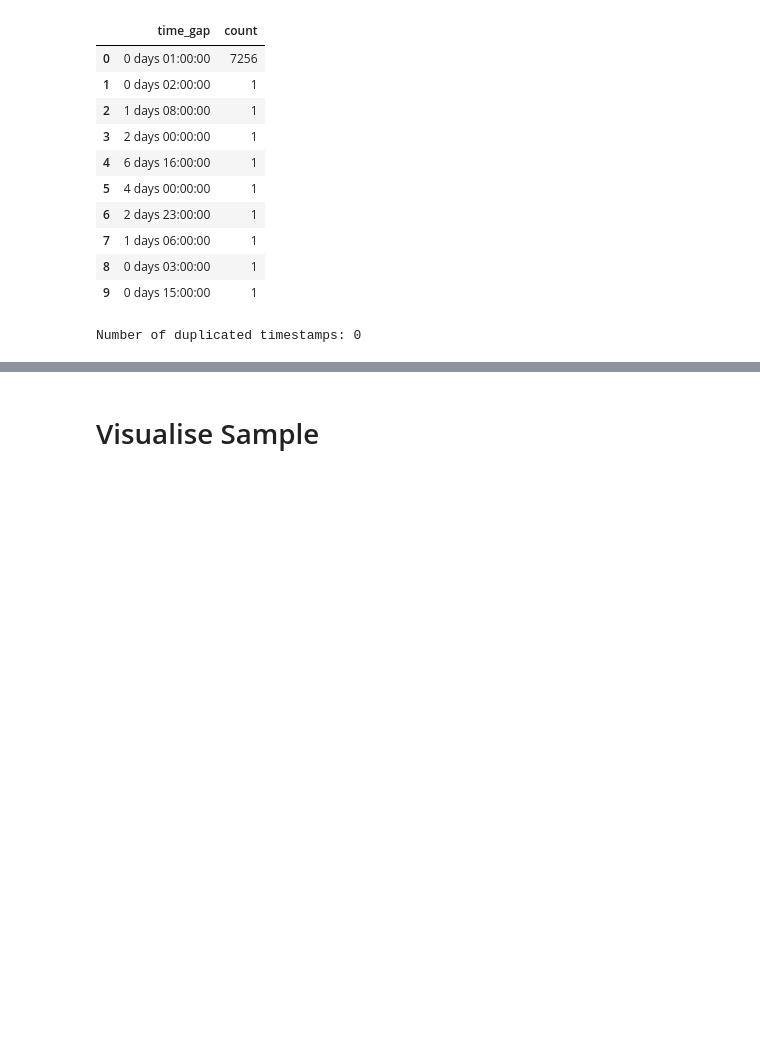
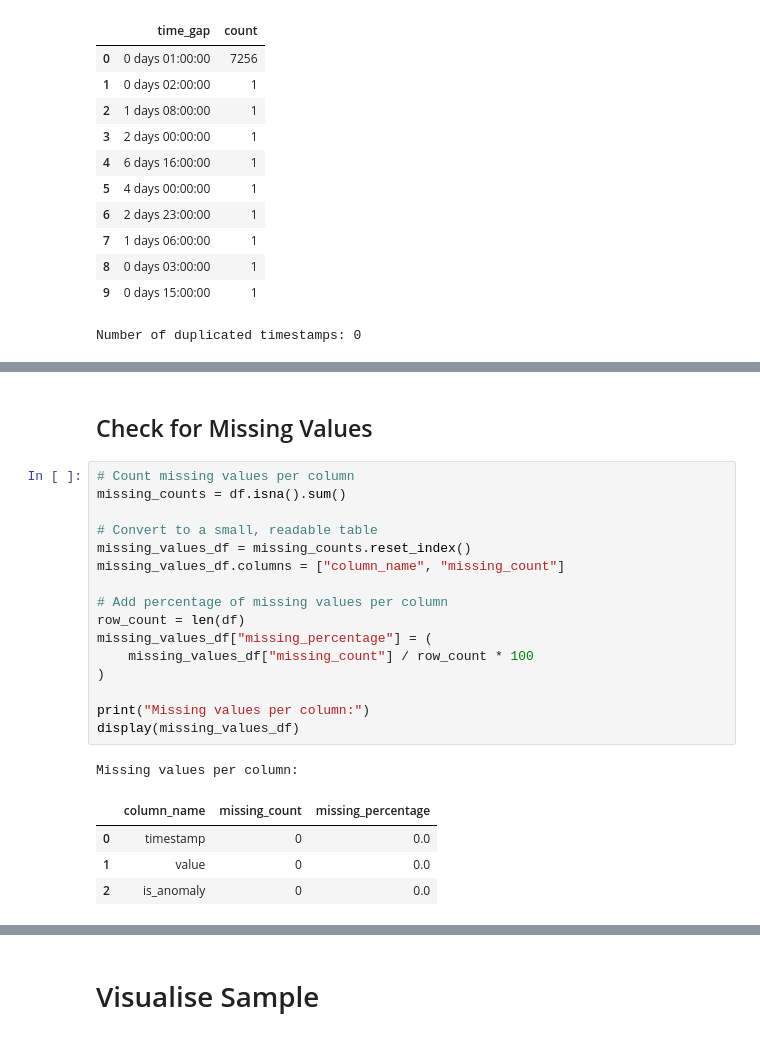
Before and after one commit to Nandipha996/Anomaly-Detection-Research, a Jupyter notebook: notebooks/01_data_overview.ipynb, the cells around one changed output, grey strips where cells are left out. Drawn from its saved outputs; the diff is of its cells as text; blank space fills up the shorter version.

```diff
--- a/notebooks/01_data_overview.ipynb
+++ b/notebooks/01_data_overview.ipynb
@@ -223,0 +212,24 @@ Number of duplicated timestamps: 0
+# %% [markdown]
+## Check for Missing Values
+# %%
+# Count missing values per column
+missing_counts = df.isna().sum()
+
+# Convert to a small, readable table
+missing_values_df = missing_counts.reset_index()
+missing_values_df.columns = ["column_name", "missing_count"]
+
+# Add percentage of missing values per column
+row_count = len(df)
+missing_values_df["missing_percentage"] = (
+    missing_values_df["missing_count"] / row_count * 100
+)
+
+print("Missing values per column:")
+display(missing_values_df)
+# %% [output]
+Missing values per column:
+|  | column_name | missing_count | missing_percentage |
+| 0 | timestamp | 0 | 0.0 |
+| 1 | value | 0 | 0.0 |
+| 2 | is_anomaly | 0 | 0.0 |
```
Also changed, not shown: parts of 13 cells of this notebook, 1 other file.
